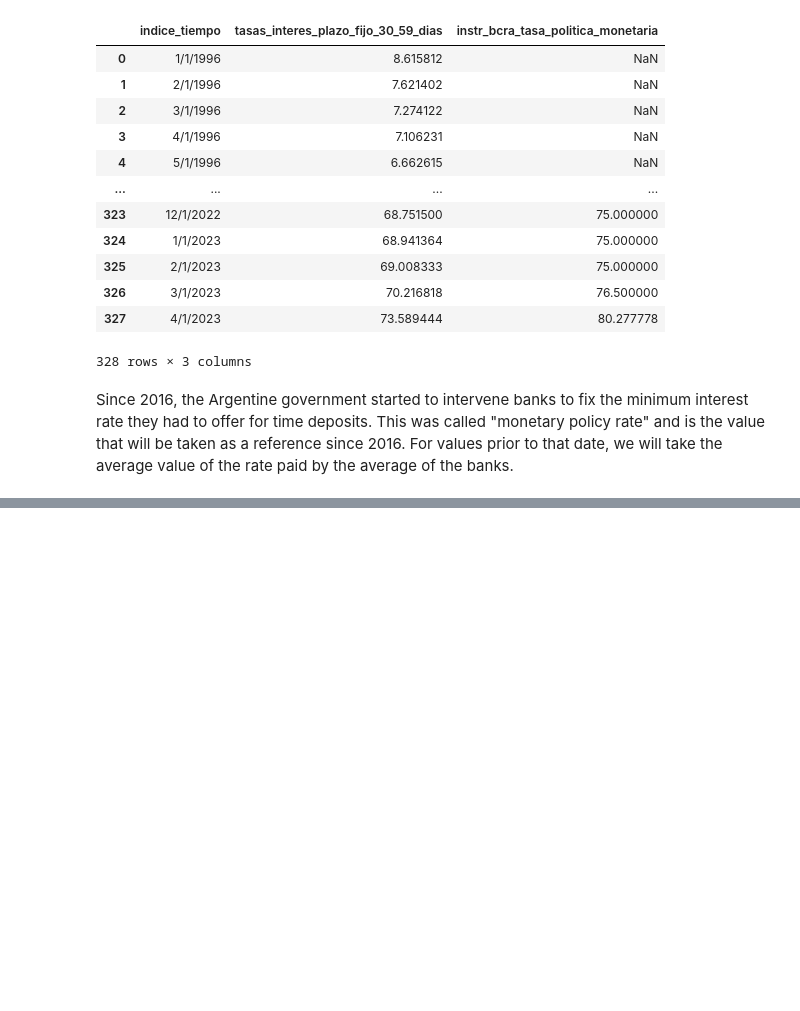
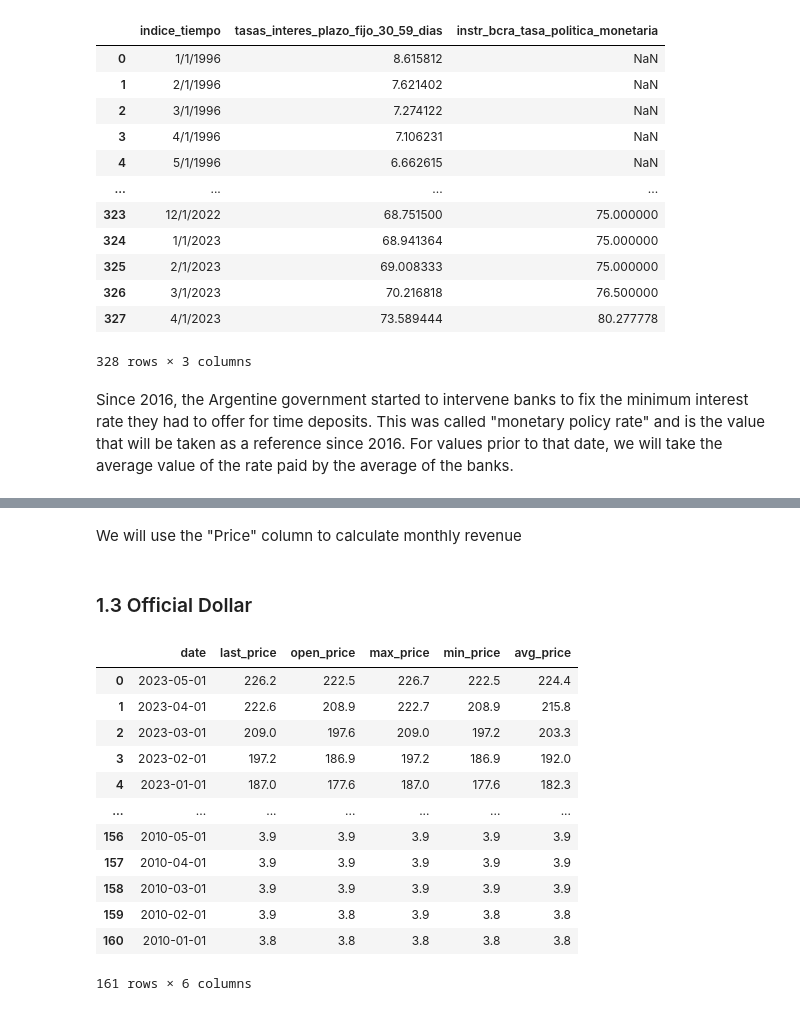
Before and after one commit to jbrekes/Argentina_Inflation_Vs_Common_Investments, a Jupyter notebook: Argentina Inflation Vs Savings.ipynb, the cells around one changed output, grey strips where cells are left out. Drawn from its saved outputs; the diff is of its cells as text; code cells hidden in the pictures; blank space fills up the shorter version.

```diff
--- a/Argentina Inflation Vs Savings.ipynb
+++ b/Argentina Inflation Vs Savings.ipynb
@@ -92,0 +136,2 @@ pf_df
+# %% [markdown]
+We will use the "Price" column to calculate monthly revenue
@@ -92,0 +160,20 @@ pf_df
+# %% [markdown]
+### 1.3 Official Dollar
+# %%
+dol_of_df = pd.read_csv('Sources/Data/Dolar Oficial.csv')
+
+dol_of_df
+# %% [output]
+|  | date | last_price | open_price | max_price | min_price | avg_price |
+| 0 | 2023-05-01 | 226.2 | 222.5 | 226.7 | 222.5 | 224.4 |
+| 1 | 2023-04-01 | 222.6 | 208.9 | 222.7 | 208.9 | 215.8 |
+| 2 | 2023-03-01 | 209.0 | 197.6 | 209.0 | 197.2 | 203.3 |
+| 3 | 2023-02-01 | 197.2 | 186.9 | 197.2 | 186.9 | 192.0 |
+| 4 | 2023-01-01 | 187.0 | 177.6 | 187.0 | 177.6 | 182.3 |
+| ... | ... | ... | ... | ... | ... | ... |
+| 156 | 2010-05-01 | 3.9 | 3.9 | 3.9 | 3.9 | 3.9 |
+| 157 | 2010-04-01 | 3.9 | 3.9 | 3.9 | 3.9 | 3.9 |
+| 158 | 2010-03-01 | 3.9 | 3.9 | 3.9 | 3.9 | 3.9 |
+| 159 | 2010-02-01 | 3.9 | 3.8 | 3.9 | 3.8 | 3.8 |
+| 160 | 2010-01-01 | 3.8 | 3.8 | 3.8 | 3.8 | 3.8 |
+161 rows × 6 columns
```
Also changed, not shown: parts of 14 cells of this notebook, 1 other file.
